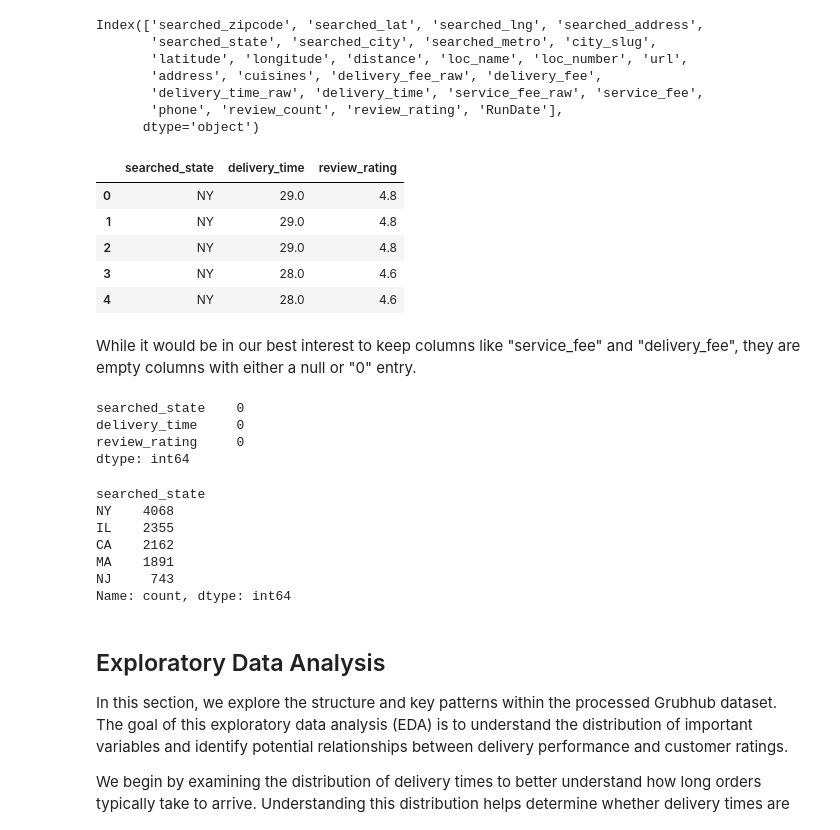
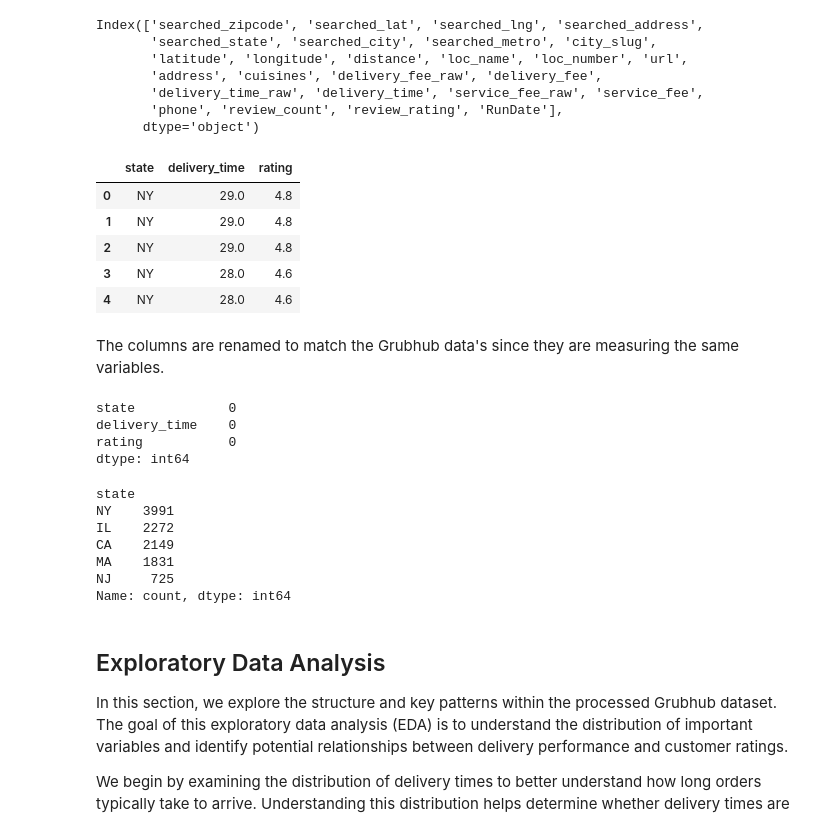
Before and after one commit to COGS108/Group111_WI26, a Jupyter notebook: 02-EDACheckpoint.ipynb, the cells around one changed output. Drawn from its saved outputs; the diff is of its cells as text; code cells hidden in the pictures.

Commit message:
Added Doordash EDA + fixed errors

```diff
--- a/02-EDACheckpoint.ipynb
+++ b/02-EDACheckpoint.ipynb
@@ -388,24 +388,26 @@ Index(['searched_zipcode', 'searched_lat', 'searched_lng', 'searched_address',
 # %%
 dd_drop_col = ['searched_zipcode', 'searched_lat', 'searched_lng', 'searched_address','searched_city', 'searched_metro',
                'city_slug', 'latitude', 'longitude', 'distance', 'loc_name', 'loc_number', 'url', 'address', 'cuisines',
                'delivery_fee_raw', 'delivery_fee',  'delivery_time_raw', 'service_fee_raw', 'service_fee', 'phone', 'review_count', 'RunDate']
 
 doordash = doordash.drop(columns = dd_drop_col)
+
+doordash = doordash.rename(columns = rename_cols)
 doordash.head()
 # %% [output]
-|  | searched_state | delivery_time | review_rating |
+|  | state | delivery_time | rating |
 | 0 | NY | 29.0 | 4.8 |
 | 1 | NY | 29.0 | 4.8 |
 | 2 | NY | 29.0 | 4.8 |
 | 3 | NY | 28.0 | 4.6 |
 | 4 | NY | 28.0 | 4.6 |
-# %% [markdown]
-While it would be in our best interest to keep columns like "service_fee" and "delivery_fee", they are empty columns with either a null or "0" entry.
+# %% [markdown]
+The columns are renamed to match the Grubhub data's since they are measuring the same variables.
 # %%
 # Checking for null entries in each column; there are none.
 doordash.isnull().sum()
 # %% [output]
-searched_state    0
-delivery_time     0
-review_rating     0
+state            0
+delivery_time    0
+rating           0
 dtype: int64
@@ -412,12 +422,12 @@ dtype: int64
 # %%
-doordash['searched_state'].value_counts()
+doordash['state'].value_counts()
 # %% [output]
-searched_state
-NY    4068
-IL    2355
-CA    2162
-MA    1891
-NJ     743
+state
+NY    3991
+IL    2272
+CA    2149
+MA    1831
+NJ     725
 Name: count, dtype: int64
 # %%
 # Making subsets of the df based on state
```
Also changed, not shown: parts of 22 cells of this notebook.
